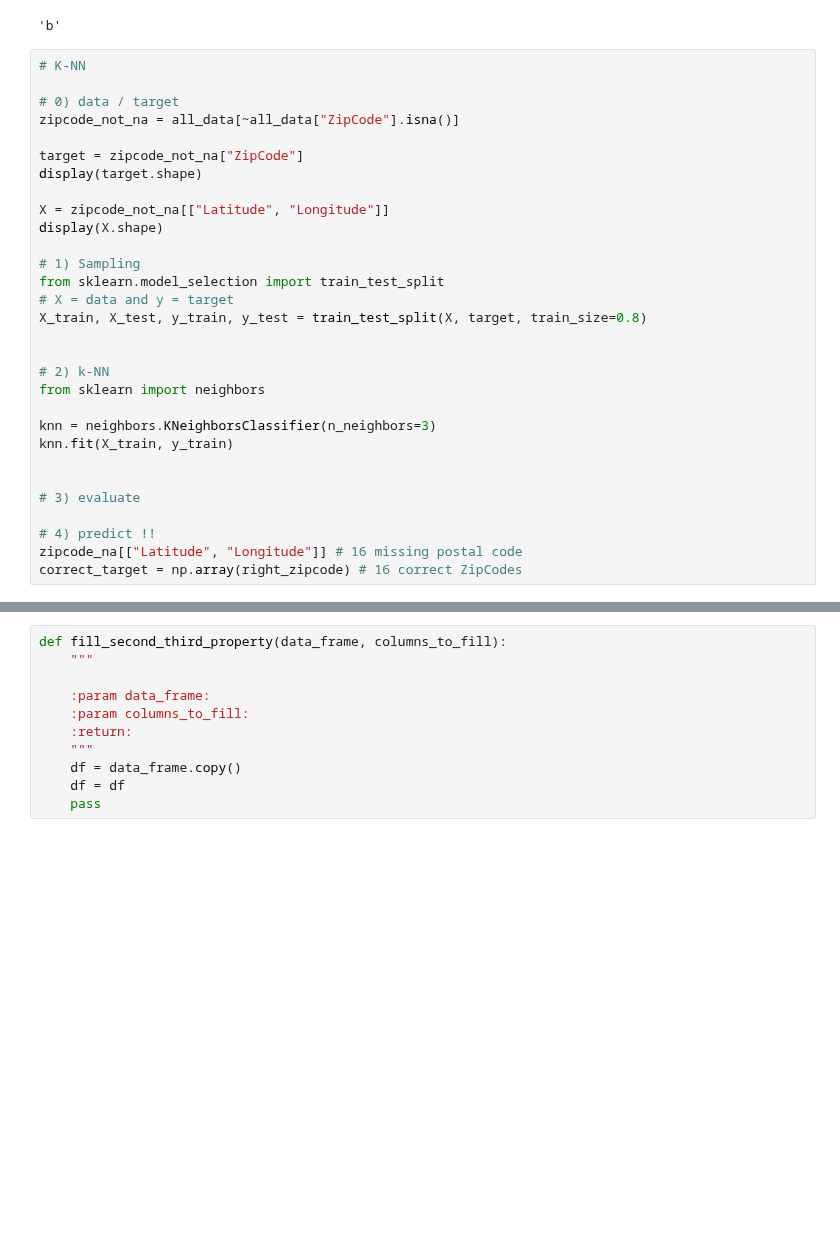
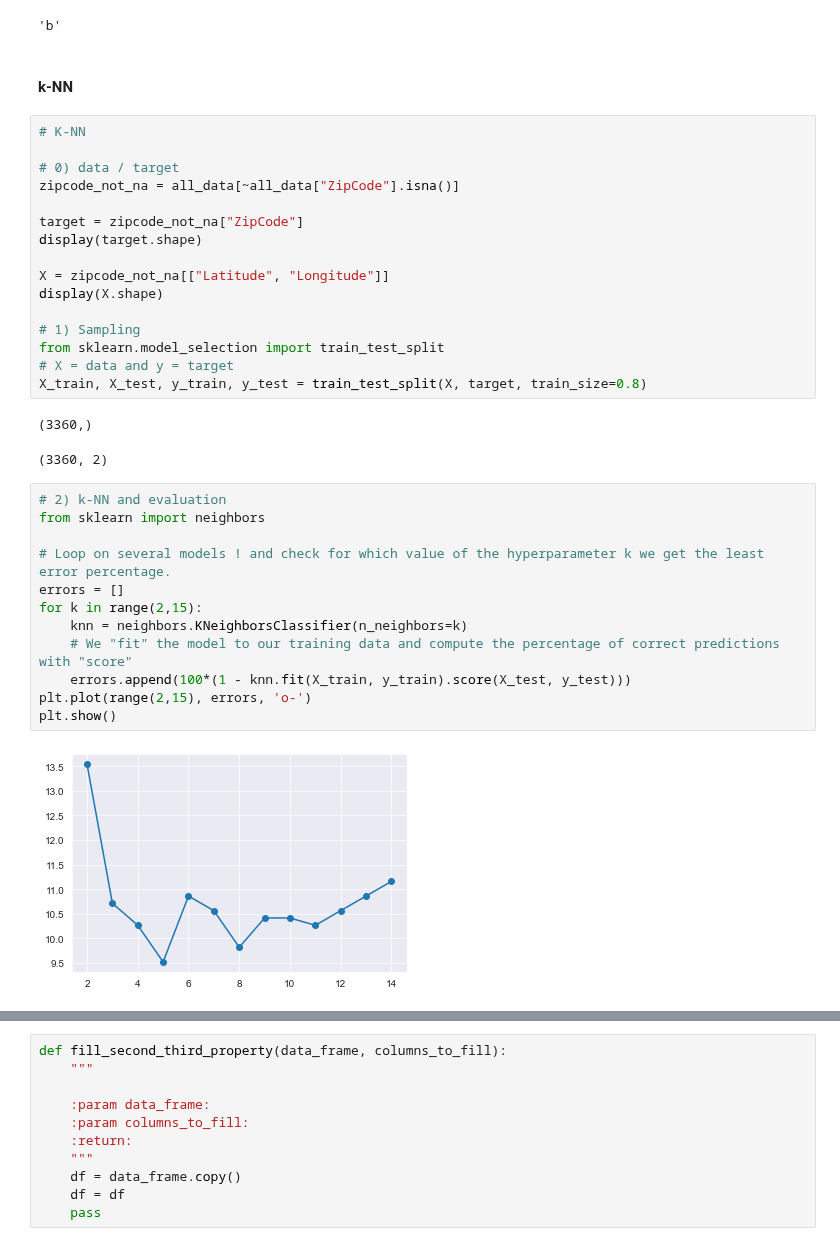
Before and after one commit to oumeima-elgharbi/P4_Data_Science_OpenClassrooms, a Jupyter notebook: P4_01_preprocess.ipynb, the cells around one changed output, grey strips where cells are left out. Cells and saved outputs as stored; diff of their text form; blank space fills up the shorter version.

Commit message:
test LinearRegression and KNN ok

```diff
--- a/P4_01_preprocess.ipynb
+++ b/P4_01_preprocess.ipynb
@@ -284,6 +322,8 @@ l = [("a", "b")]
 l[0][1]
 # %% [output]
 'b'
+# %% [markdown]
+#### k-NN
 # %%
 # K-NN
 
@@ -300,17 +340,20 @@ display(X.shape)
 from sklearn.model_selection import train_test_split
 # X = data and y = target
 X_train, X_test, y_train, y_test = train_test_split(X, target, train_size=0.8)
-
-
-# 2) k-NN
-from sklearn import neighbors
-
-knn = neighbors.KNeighborsClassifier(n_neighbors=3)
-knn.fit(X_train, y_train)
-
-
-# 3) evaluate
-
-# 4) predict !!
-zipcode_na[["Latitude", "Longitude"]] # 16 missing postal code
-correct_target = np.array(right_zipcode) # 16 correct ZipCodes
+# %% [output]
+(3360,)
+(3360, 2)
+# %%
+# 2) k-NN and evaluation
+from sklearn import neighbors
+
+# Loop on several models ! and check for which value of the hyperparameter k we get the least error percentage.
+errors = []
+for k in range(2,15):
+    knn = neighbors.KNeighborsClassifier(n_neighbors=k)
+    # We "fit" the model to our training data and compute the percentage of correct predictions with "score"
+    errors.append(100*(1 - knn.fit(X_train, y_train).score(X_test, y_test)))
+plt.plot(range(2,15), errors, 'o-')
+plt.show()
+# %% [output]
+[figure, added]
```
Also changed, not shown: parts of 12 cells of this notebook, 3 other files.
